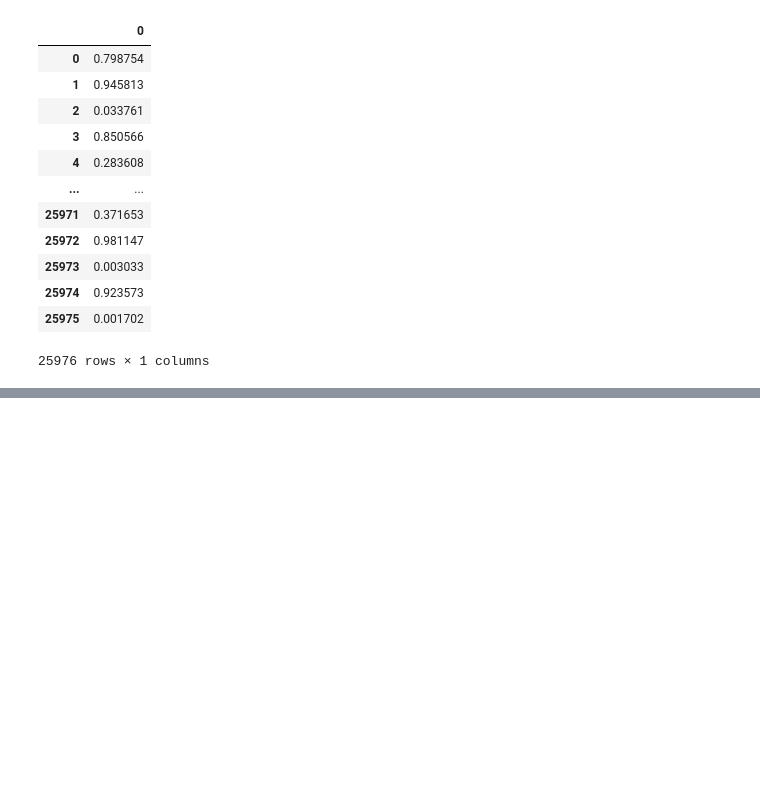
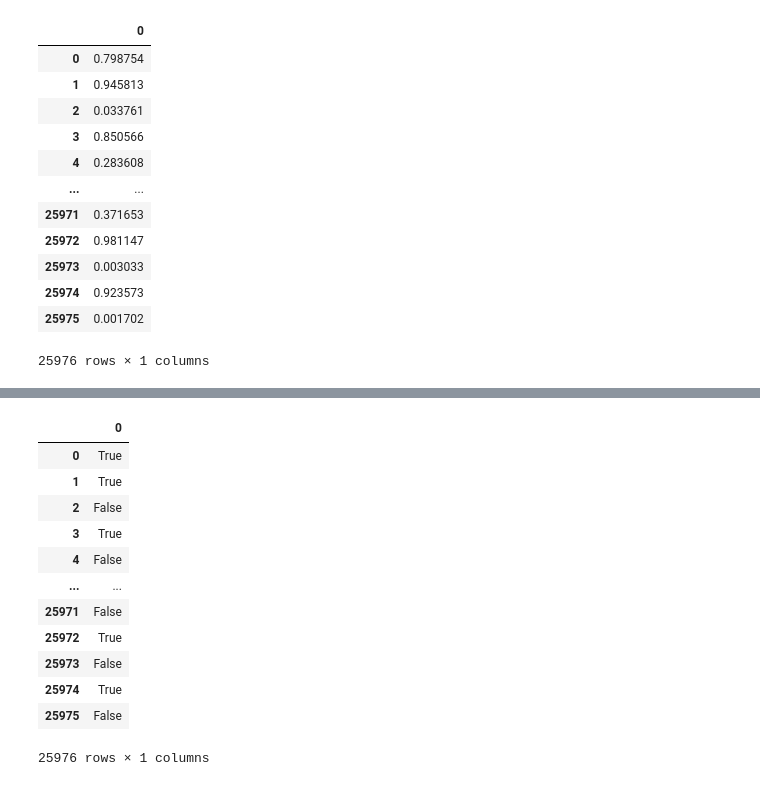
Before and after one commit to Tindoiimu/Python_data_analysis, a Jupyter notebook: 航空公司乘客满意度数据集.ipynb, the cells around one changed output, grey strips where cells are left out. Saved outputs shown, nothing was run; the diff lists cells and outputs as text; code cells hidden in the pictures; blank space fills up the shorter version.

```diff
--- a/航空公司乘客满意度数据集.ipynb
+++ b/航空公司乘客满意度数据集.ipynb
@@ -1072,0 +1111,18 @@ predicted_value_df
+# %%
+predicted_value_fifty_percent = predicted_value > 0.5
+predicted_value_fifty_percent_df = pd.DataFrame(predicted_value_fifty_percent)
+predicted_value_fifty_percent_df
+# %% [output]
+|  | 0 |
+| 0 | True |
+| 1 | True |
+| 2 | False |
+| 3 | True |
+| 4 | False |
+| ... | ... |
+| 25971 | False |
+| 25972 | True |
+| 25973 | False |
+| 25974 | True |
+| 25975 | False |
+25976 rows × 1 columns
```
Also changed, not shown: parts of 10 cells of this notebook.
